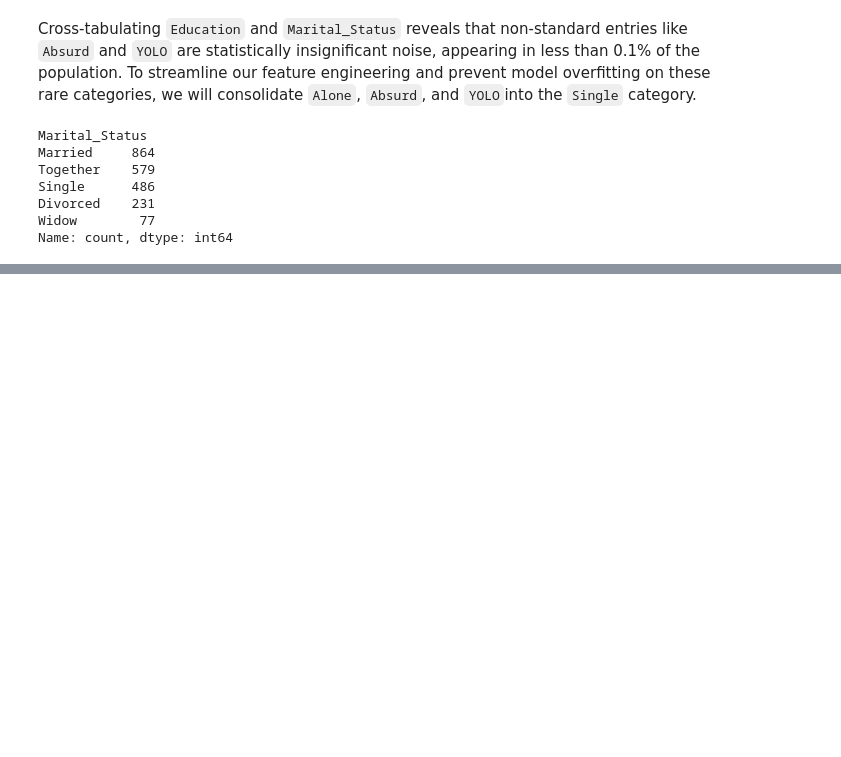
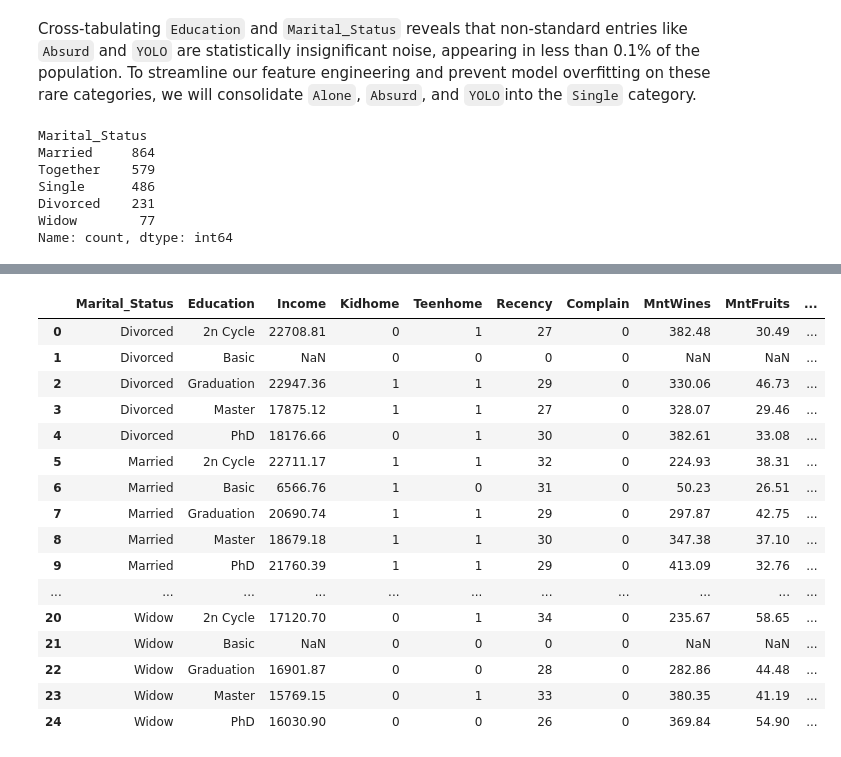
Before and after one commit to pablobagano/customer_segmentation, a Jupyter notebook: exploratory_analysis.ipynb, the cells around one changed output, grey strips where cells are left out. Saved outputs shown, nothing was run; the diff lists cells and outputs as text; code cells hidden in the pictures; blank space fills up the shorter version.

```diff
--- a/exploratory_analysis.ipynb
+++ b/exploratory_analysis.ipynb
@@ -751,0 +769,6 @@ app.run(jupyter_mode='inline', port=8051)
+# %%
+all_floats = marital_status_education_df_std.select_dtypes(include='float').columns.to_list()
+to_int = marital_status_education_df_std.select_dtypes(include='float').columns.drop(['Income', 'Total_Spent']+products).to_list()
+to_round = [i for i in all_floats if i not in to_int]
+print('To int:', to_int)
+print('To round:', to_round)
@@ -751,0 +778,7 @@ app.run(jupyter_mode='inline', port=8051)
+# %%
+int_transform = marital_status_education_df_std[to_int]
+ceils = np.ceil(int_transform)
+floors = np.floor(int_transform)
+transformed = np.where(ceils - int_transform <= 0.5, ceils, floors)
+marital_status_education_df_std[to_int] = transformed.astype('int64')
+marital_status_education_df_std[to_int].head()
@@ -751,0 +792,3 @@ app.run(jupyter_mode='inline', port=8051)
+# %%
+marital_status_education_df_std[to_round] = marital_status_education_df_std[to_round].round(2)
+marital_status_education_df_std[to_round].head()
@@ -751,0 +802,20 @@ app.run(jupyter_mode='inline', port=8051)
+# %%
+marital_status_education_df_std
+# %% [output]
+|  | Marital_Status | Education | Income | Kidhome | Teenhome | Recency | Complain | MntWines | MntFruits | ... |
+| 0 | Divorced | 2n Cycle | 22708.81 | 0 | 1 | 27 | 0 | 382.48 | 30.49 | ... |
+| 1 | Divorced | Basic | NaN | 0 | 0 | 0 | 0 | NaN | NaN | ... |
+| 2 | Divorced | Graduation | 22947.36 | 1 | 1 | 29 | 0 | 330.06 | 46.73 | ... |
+| 3 | Divorced | Master | 17875.12 | 1 | 1 | 27 | 0 | 328.07 | 29.46 | ... |
+| 4 | Divorced | PhD | 18176.66 | 0 | 1 | 30 | 0 | 382.61 | 33.08 | ... |
+| 5 | Married | 2n Cycle | 22711.17 | 1 | 1 | 32 | 0 | 224.93 | 38.31 | ... |
+| 6 | Married | Basic | 6566.76 | 1 | 0 | 31 | 0 | 50.23 | 26.51 | ... |
+| 7 | Married | Graduation | 20690.74 | 1 | 1 | 29 | 0 | 297.87 | 42.75 | ... |
+| 8 | Married | Master | 18679.18 | 1 | 1 | 30 | 0 | 347.38 | 37.10 | ... |
+| 9 | Married | PhD | 21760.39 | 1 | 1 | 29 | 0 | 413.09 | 32.76 | ... |
+| ... | ... | ... | ... | ... | ... | ... | ... | ... | ... | ... |
+| 20 | Widow | 2n Cycle | 17120.70 | 0 | 1 | 34 | 0 | 235.67 | 58.65 | ... |
+| 21 | Widow | Basic | NaN | 0 | 0 | 0 | 0 | NaN | NaN | ... |
+| 22 | Widow | Graduation | 16901.87 | 0 | 0 | 28 | 0 | 282.86 | 44.48 | ... |
+| 23 | Widow | Master | 15769.15 | 0 | 1 | 33 | 0 | 380.35 | 41.19 | ... |
+| 24 | Widow | PhD | 16030.90 | 0 | 0 | 26 | 0 | 369.84 | 54.90 | ... |
```
Also changed, not shown: parts of 22 cells of this notebook, 6 other files.
